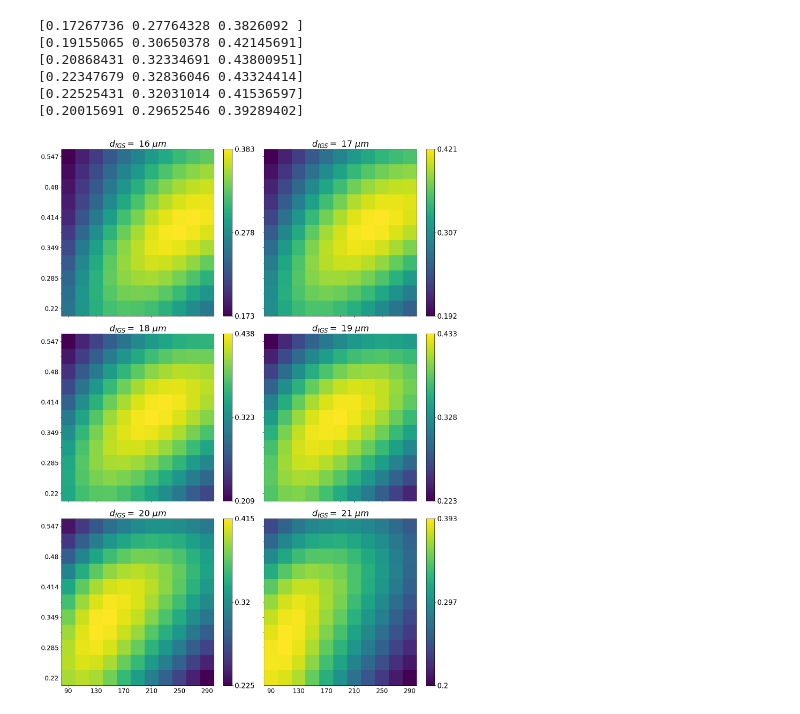
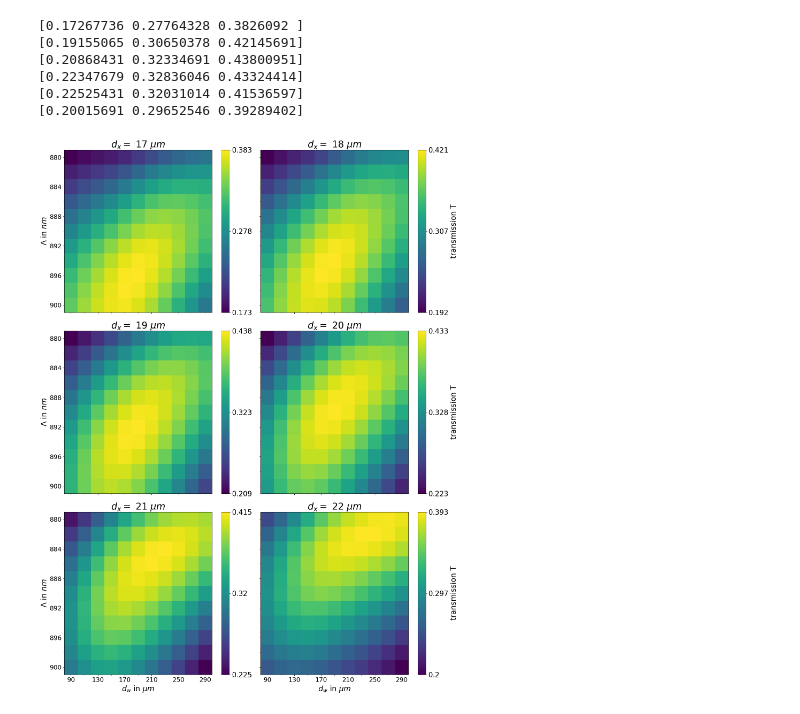
Before and after one commit to TobsTha/BA_code, a Jupyter notebook: Graphics/initialFF_d_from_waist/iFF_waist_sweep_NEW.ipynb, the cells around one changed output. Saved outputs shown, nothing was run; the diff lists cells and outputs as text; code cells hidden in the pictures.

Commit message:
new heatmap finally

```diff
--- a/Graphics/initialFF_d_from_waist/iFF_waist_sweep_NEW.ipynb
+++ b/Graphics/initialFF_d_from_waist/iFF_waist_sweep_NEW.ipynb
@@ -24,9 +24,11 @@ T_tick_positions = []
 T_tick_labels = []
 for i in range(numberPlots):
     data_current = pd.read_csv(data_path[i], sep=" ", header=None, skiprows= 29)
+    print(data_current.iloc[:, 1:].shape)
     data.append(-1* data_current.iloc[:, 1:].T)
     all_values = []
-    for j in range(1, 12):
+    print
+    for j in range(11):
         all_values.extend(data[i][j].to_numpy())
     Tmin = min(all_values)
     Tmax = max(all_values)
@@ -46,6 +48,9 @@ y_ticks = y_ticks.iloc[:, 1:]
 y_ticks = y_ticks.to_numpy()[:,0]
 # minor_y_ticks = y_ticks
 y_ticks = y_ticks[::2]
+print(y_ticks)
+y_ticks_period = [900, 896, 892, 888, 884, 880]
+print(y_ticks_period)
 
 ymax = max(y_ticks)
 ymin = min(y_ticks)
@@ -73,7 +86,9 @@ import matplotlib.ticker as ticker
 # Assuming 'data' is a list of 2D arrays, 'x_ticks', 'y_ticks', 'x_tick_positions', 'y_tick_positions', 'd_fGS', and 'T_tick_positions' are defined
 numberPlots = 6  # or the length of your 'data' list if it's not 6
 labelsize = 17
-fontsize = 23
+labelsize_name = 20
+fontsize = 25
+
 y_labels = [True, False, True, False, True, False]
 x_labels = [False, False, False, False, True, True]
 
@@ -102,39 +117,44 @@ for i in range(numberPlots):
 
     if (x_labels[i]):
         ax.set_xticklabels(x_ticks)
+        ax.set_xlabel('$d_w$ in $\\mu m$', fontsize = labelsize_name)
     else:
         ax.set_xticklabels([])
     if (y_labels[i]):
-        ax.set_yticklabels(y_ticks)
+        ax.set_ylabel('$\\Lambda$ in $nm$', fontsize = labelsize_name)
+        ax.set_yticklabels(y_ticks_period)
     else:
         ax.set_yticklabels([])
 
     ax.tick_params(axis = 'both', labelsize = labelsize)
 
     # Optionally set labels and title
     # ax.set_ylabel('$FF_{{final}}$')
     # ax.set_xlabel('distance from waist')
-    ax.set_title('$d_{{fGS}}=$ {} $\\mu m$'.format(d_fGS[i]), fontsize = fontsize)
+    ax.set_title('$d_x=$ {} $\\mu m$'.format(d_fGS[i]), fontsize = fontsize)
 
     # Add a colorbar to each subplot
     print(T_tick_positions[i])
     heatmap = fig.colorbar(im, ax=ax, ticks=T_tick_positions[i])
+    if (not y_labels[i]):
+        heatmap.set_label('transmission T', fontsize=labelsize_name)
+
     heatmap.set_ticklabels(T_tick_labels[i])
     heatmap.ax.tick_params(labelsize=labelsize+2)
 # Adjust layout to prevent overlap
 plt.tight_layout()
 
 # Show the combined plot
 plt.show()
 fig.savefig('heatmap_6plots.pdf', dpi=300)
 # %% [output]
 [0.17267736 0.27764328 0.3826092 ]
 [0.19155065 0.30650378 0.42145691]
 [0.20868431 0.32334691 0.43800951]
 [0.22347679 0.32836046 0.43324414]
 [0.22525431 0.32031014 0.41536597]
 [0.20015691 0.29652546 0.39289402]
-[figure, old version]
+[figure, new version]
 # %%
 extent = [min(x_ticks), max(x_ticks), min(y_ticks), max(y_ticks)]
 
```
Also changed, not shown: parts of 2 cells of this notebook, 1 other file.
